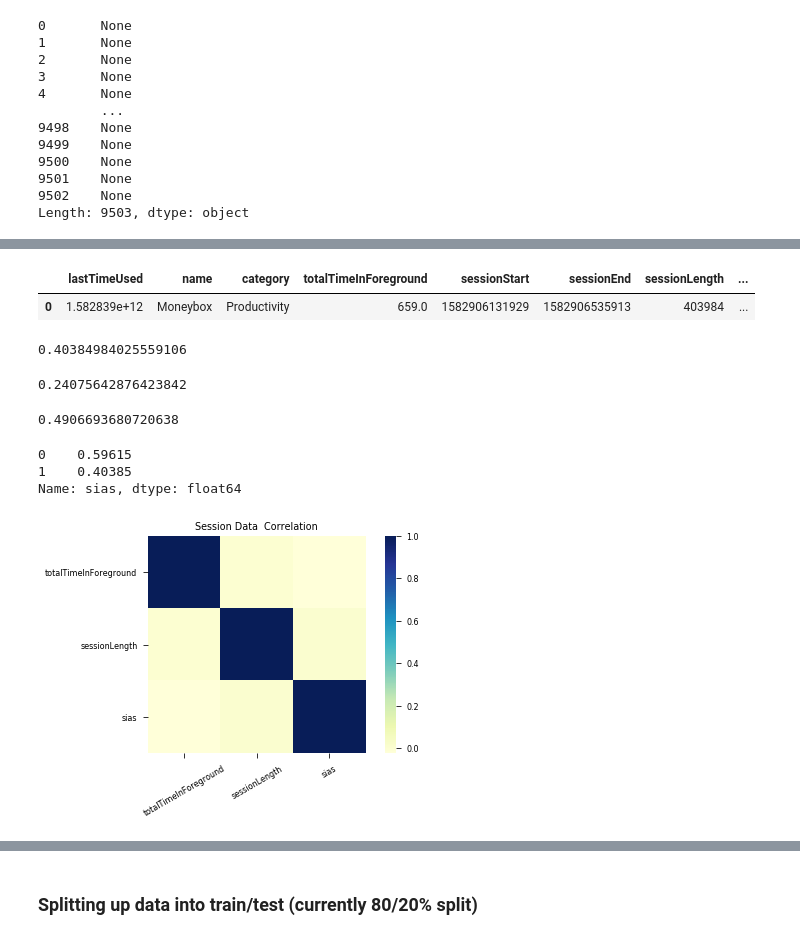
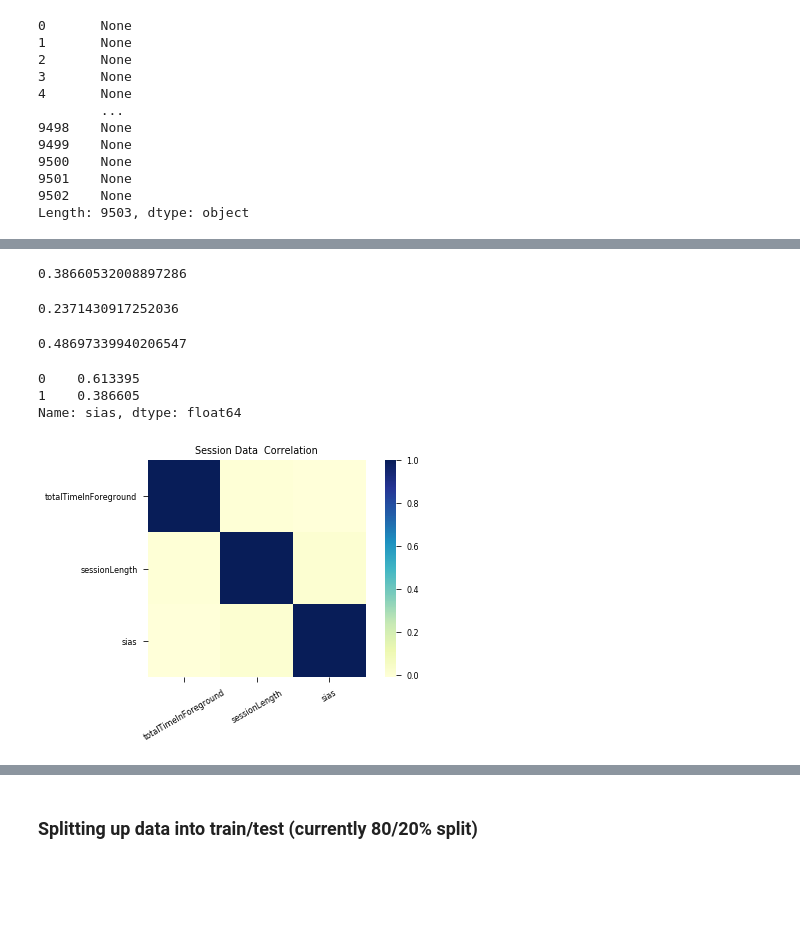
Before and after one commit to modelorona/level4dissertation, a Jupyter notebook: src/analysis/analysis.ipynb, the cells around one changed output, grey strips where cells are left out. Drawn from its saved outputs; the diff is of its cells as text; code cells hidden in the pictures; blank space fills up the shorter version.

```diff
--- a/src/analysis/analysis.ipynb
+++ b/src/analysis/analysis.ipynb
@@ -875,6 +839,0 @@ Length: 9503, dtype: object
-# %%
-# this seems to work the same way as done above. also should probably not use
-combined_data['name_label'] = LabelEncoder().fit_transform(combined_data['name'])
-combined_data['category_label'] = LabelEncoder().fit_transform(combined_data['category'])
-combined_data.head(5)
-# combined_data = combined_data.drop(columns=['name_label', ''])
@@ -888,35 +840,24 @@ combined_data.head(5)
-# %%
-# not working entirely, probably best to use pd.get_dummies for one_hot
-# https://datascience.stackexchange.com/questions/9443/when-to-use-one-hot-encoding-vs-labelencoder-vs-dictvectorizor
-# https://datascience.stackexchange.com/questions/9443/when-to-use-one-hot-encoding-vs-labelencoder-vs-dictvectorizor?noredirect=1&lq=1
-# category_oh = pd.DataFrame(OneHotEncoder(handle_unknown='ignore').fit_transform(combined_data[['category']]).toarray())
-# name_oh = pd.DataFrame(OneHotEncoder(handle_unknown='ignore').fit_transform(combined_data[['name']]).toarray())
-
-# combined_data = pd.concat([combined_data, category_oh, name_oh], ignore_index=True)
-# combined_data = combined_data.join()
-# combined_data = combined_data.drop(columns=['name', 'category'])
-# combined_data = pd.get_dummies(combined_data)
-combined_data.head(1)
-# %% [output]
-|  | lastTimeUsed | name | category | totalTimeInForeground | sessionStart | sessionEnd | sessionLength | ... |
-| 0 | 1.582839e+12 | Moneybox | Productivity | 659.0 | 1582906131929 | 1582906535913 | 403984 | ... |
+# %%
+# remove system as these are mainly junk apps
+combined_data = combined_data[combined_data['category'] != 'System']
 # %%
+#
 combined_data['sias'].mean()
 combined_data['sias'].var()
 combined_data['sias'].std()
 combined_data['sias'].value_counts(normalize=True)
 graph_correlation(
     'Session Data ',
-    combined_data.drop(columns=['sessionStart', 'sessionEnd', 'name', 'category', 'name_label', 'category_label', 'lastTimeUsed']),
-    save=True, rotation=30
+    combined_data.drop(columns=['sessionStart', 'sessionEnd', 'lastTimeUsed']),
+    save=False, rotation=30
 )
 # %% [output]
-0.40384984025559106
+0.38660532008897286
-0.24075642876423842
+0.2371430917252036
-0.4906693680720638
+0.48697339940206547
-0    0.59615
-1    0.40385
+0    0.613395
+1    0.386605
 Name: sias, dtype: float64
-[figure, old version]
+[figure, new version]
 # %%
 #
```
Also changed, not shown: parts of 27 cells of this notebook.
